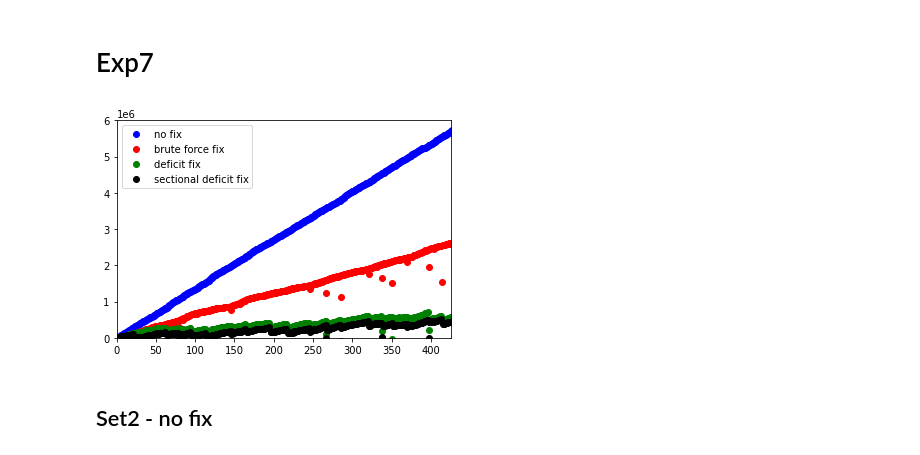
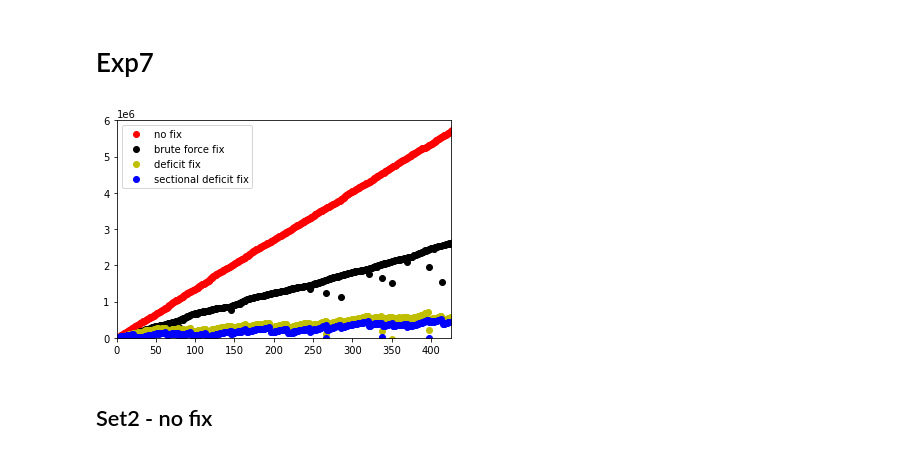
Before and after one commit to lunjohnzhang/RERAN, a Jupyter notebook: data_set/plotTimePoint.ipynb, the cells around one changed output. Drawn from its saved outputs; the diff is of its cells as text; code cells hidden in the pictures.

Commit message:
update plot

```diff
--- a/data_set/plotTimePoint.ipynb
+++ b/data_set/plotTimePoint.ipynb
@@ -211,16 +211,16 @@ plotRecordActualDiff(5, 1)
 # %% [markdown]
 # Exp7
 # %%
-plotRecordActualDiff(7, 2, color = 'bo', label = "no fix")
-plotRecordActualDiff(7, 1, color = 'ro', label = "brute force fix")
-plotRecordActualDiff(7, 3, color = 'go', label = "deficit fix")
+plotRecordActualDiff(7, 2, color = 'ro', label = "no fix")
+plotRecordActualDiff(7, 1, color = 'ko', label = "brute force fix")
+plotRecordActualDiff(7, 3, color = 'yo', label = "deficit fix")
 # plotRecordActualDiff(7, 3, color = 'go', label = "deficit fix")
-plotRecordActualDiff(7, 4, color = 'ko', label = "sectional deficit fix")
+plotRecordActualDiff(7, 4, color = 'bo', label = "sectional deficit fix")
 
 plt.legend()
 plt.show()
 # %% [output]
-[figure, old version]
+[figure, new version]
 # %% [markdown]
 ## Set2 - no fix
 # %%
```
